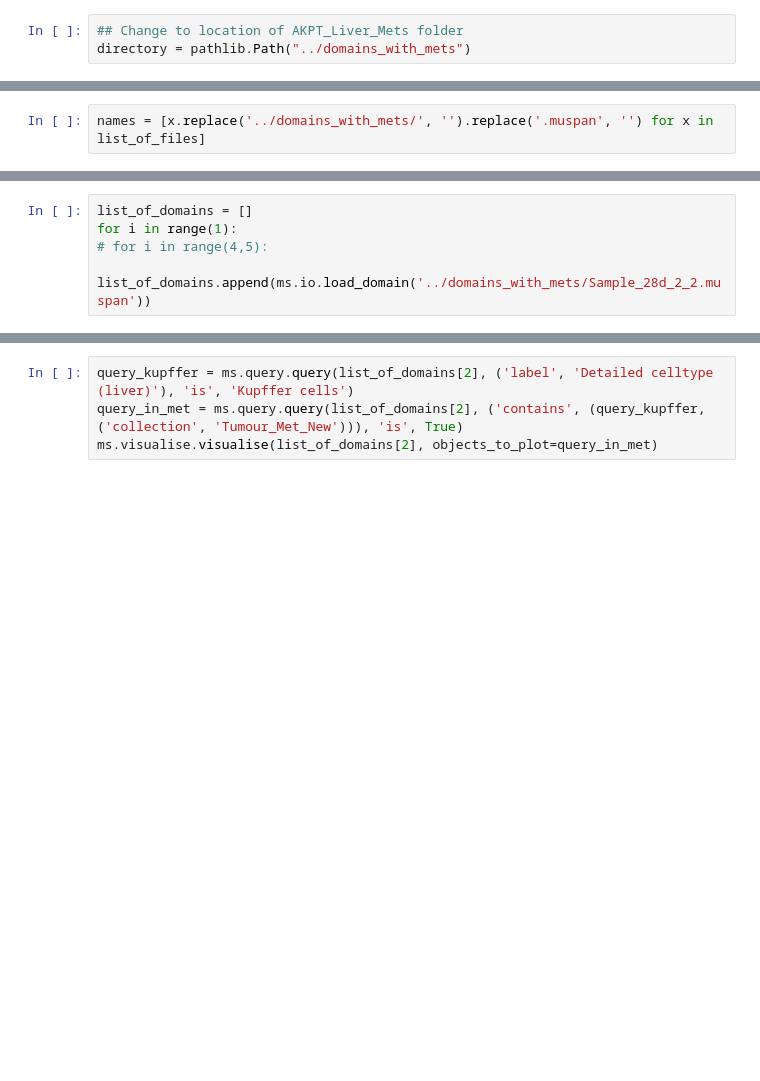
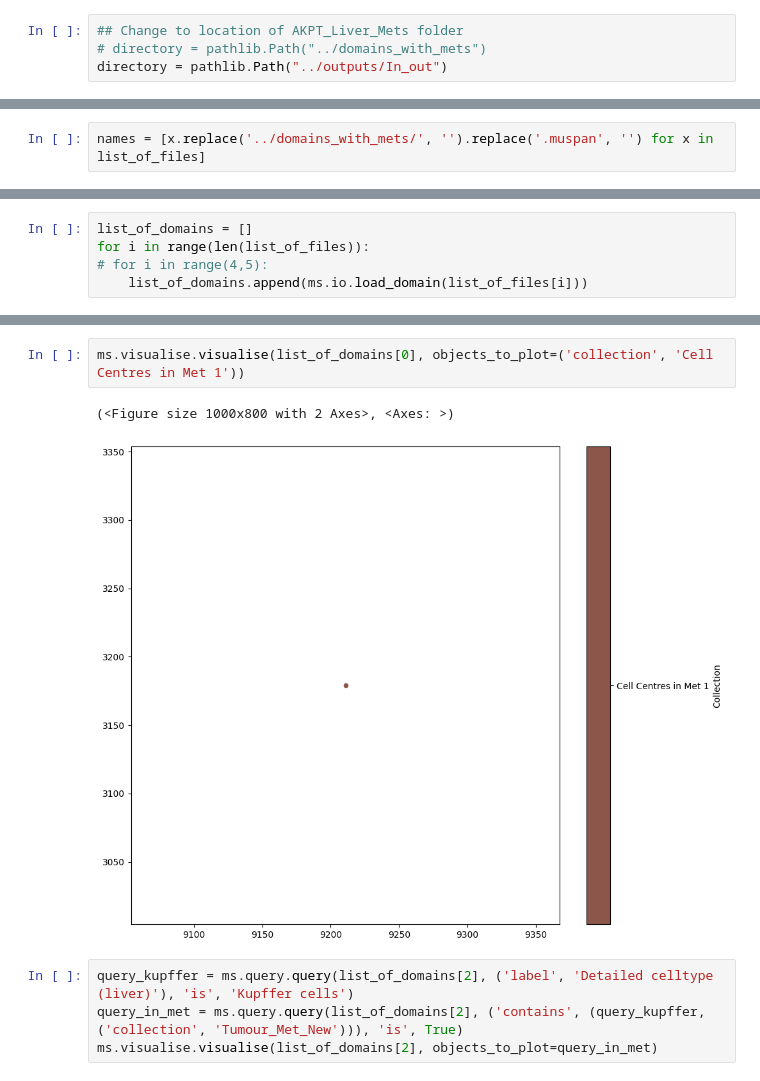
Before and after one commit to joshuagrier/MuSpAn_Hackathon, a Jupyter notebook: Cellular_Analysis/Locational_Density.ipynb, the cells around one changed output, grey strips where cells are left out. Saved outputs shown, nothing was run; the diff lists cells and outputs as text; blank space fills up the shorter version.

```diff
--- a/Cellular_Analysis/Locational_Density.ipynb
+++ b/Cellular_Analysis/Locational_Density.ipynb
@@ -24,7 +24,8 @@ domains_order = ['AKPT_Liver_Mets_4d_1_Region_1',
            'AKPT_Liver_Mets_28d_3_Region_1']
 # %%
 ## Change to location of AKPT_Liver_Mets folder
-directory = pathlib.Path("../domains_with_mets")
+# directory = pathlib.Path("../domains_with_mets")
+directory = pathlib.Path("../outputs/In_out")
 # %%
 i=0
 list_of_files = []
@@ -42,7 +43,7 @@ print(list_of_files)
 # %%
 list_of_domains = []
-for i in range(1):
+for i in range(len(list_of_files)):
 # for i in range(4,5):
-    list_of_domains.append(ms.io.load_domain('../domains_with_mets/Sample_28d_2_2.muspan'))
+    list_of_domains.append(ms.io.load_domain(list_of_files[i]))
 # %% [output]
 MuSpAn domain loaded successfully. Domain summary:
@@ -55,3 +66,8 @@ Distance matrices: []
+# %%
+ms.visualise.visualise(list_of_domains[0], objects_to_plot=('collection', 'Cell Centres in Met 1'))
+# %% [output]
+(<Figure size 1000x800 with 2 Axes>, <Axes: >)
+[figure, added]
 # %%
 query_kupffer = ms.query.query(list_of_domains[2], ('label', 'Detailed celltype (liver)'), 'is', 'Kupffer cells')
 query_in_met = ms.query.query(list_of_domains[2], ('contains', (query_kupffer, ('collection', 'Tumour_Met_New'))), 'is', True)
```
Also changed, not shown: parts of 3 cells of this notebook, 7 other files.
